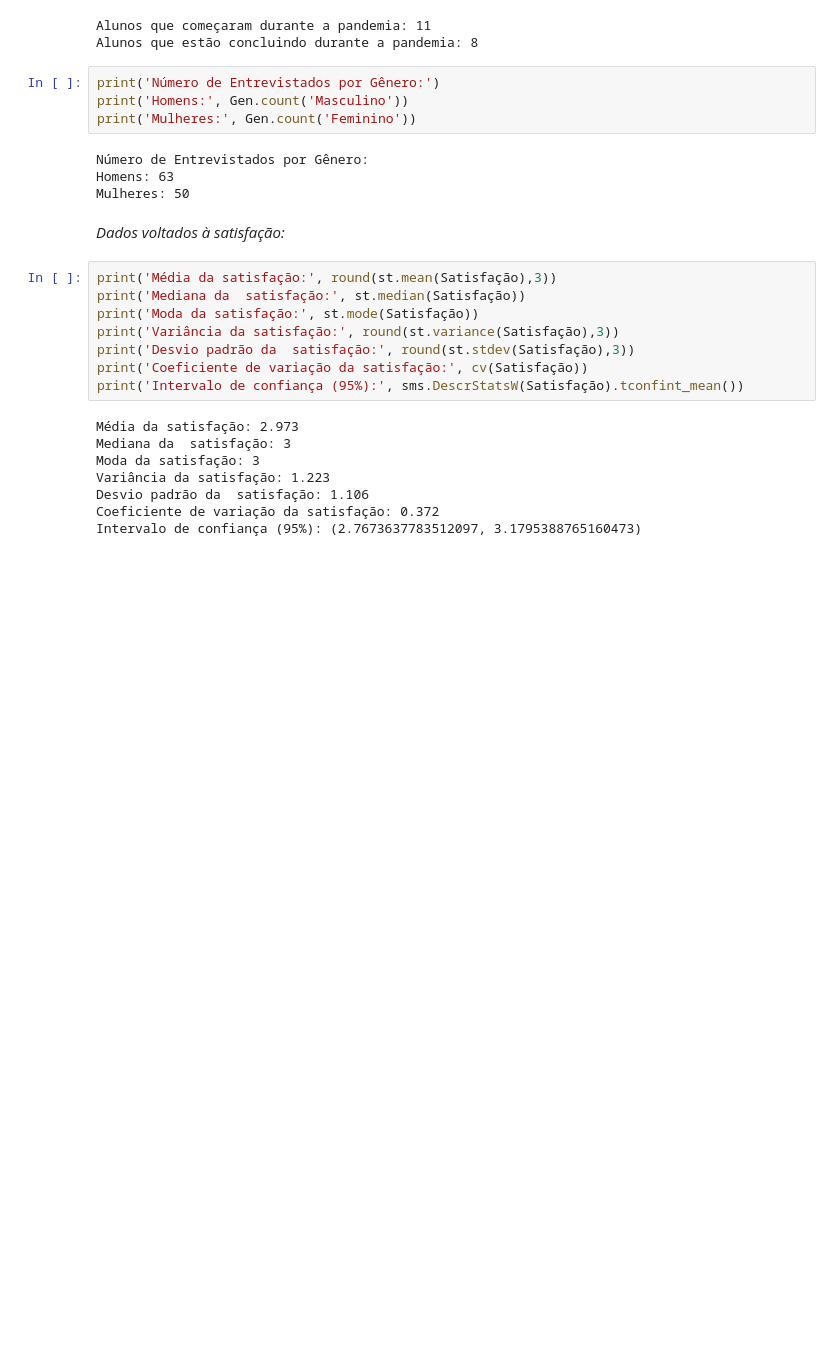
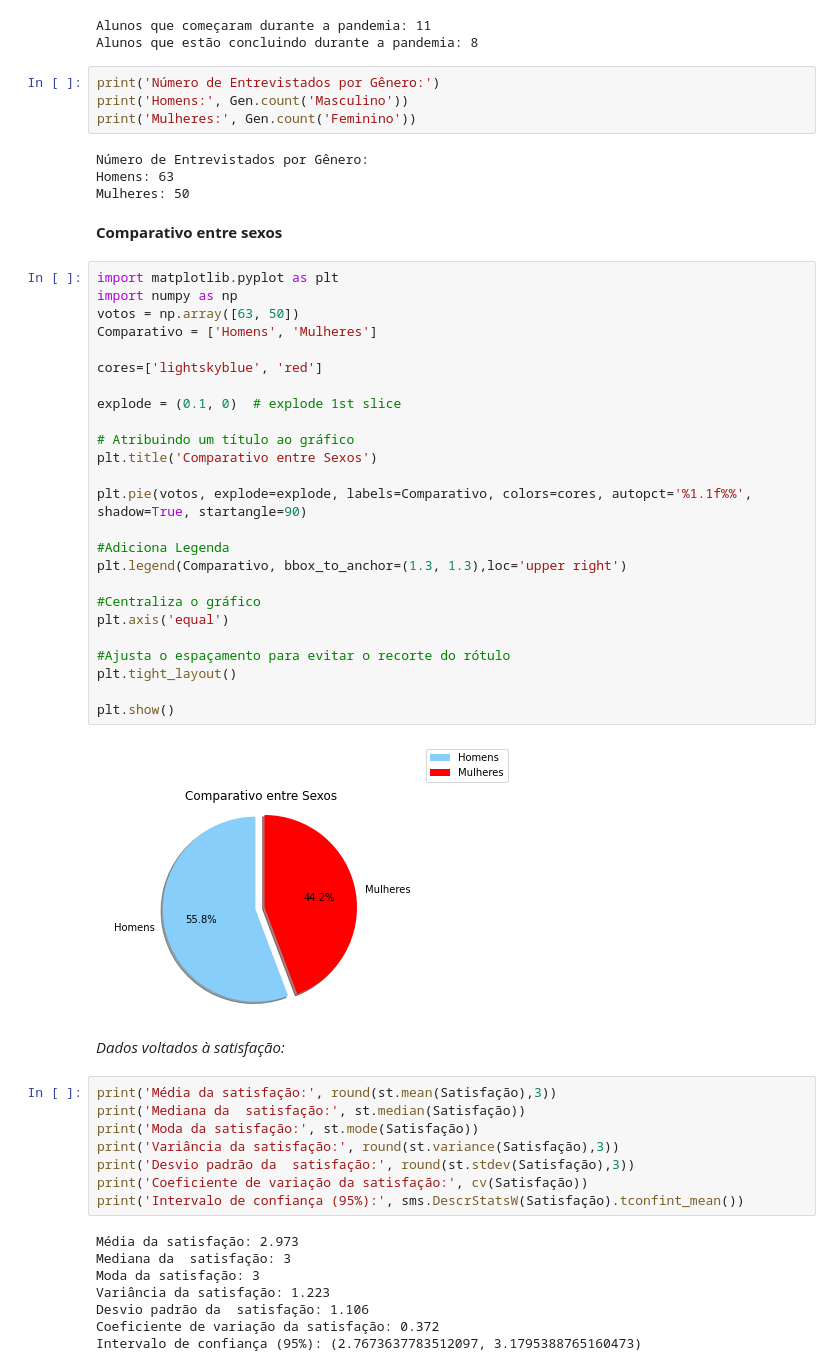
Before and after one commit to CarlosJozala/Analise_de_Satisfacao_Ensino_Remoto_UEA, a Jupyter notebook: Projeto_de_Probabilidade_e_Estatística(10_12).ipynb, the cells around one changed output. Drawn from its saved outputs; the diff is of its cells as text; blank space fills up the shorter version.

```diff
--- a/Projeto_de_Probabilidade_e_Estatística(10_12).ipynb
+++ b/Projeto_de_Probabilidade_e_Estatística(10_12).ipynb
@@ -140,6 +140,35 @@ print('Mulheres:', Gen.count('Feminino'))
 Número de Entrevistados por Gênero:
 Homens: 63
 Mulheres: 50
+# %% [markdown]
+**Comparativo entre sexos**
+# %%
+import matplotlib.pyplot as plt
+import numpy as np
+votos = np.array([63, 50])
+Comparativo = ['Homens', 'Mulheres']
+
+cores=['lightskyblue', 'red']
+
+explode = (0.1, 0)  # explode 1st slice
+
+# Atribuindo um título ao gráfico
+plt.title('Comparativo entre Sexos')
+
+plt.pie(votos, explode=explode, labels=Comparativo, colors=cores, autopct='%1.1f%%', shadow=True, startangle=90)
+
+#Adiciona Legenda
+plt.legend(Comparativo, bbox_to_anchor=(1.3, 1.3),loc='upper right')
+
+#Centraliza o gráfico
+plt.axis('equal')
+
+#Ajusta o espaçamento para evitar o recorte do rótulo
+plt.tight_layout()
+
+plt.show()
+# %% [output]
+[figure, added]
 # %% [markdown]
 *Dados voltados à satisfação:*
 # %%
```
Also changed, not shown: parts of 6 cells of this notebook.
